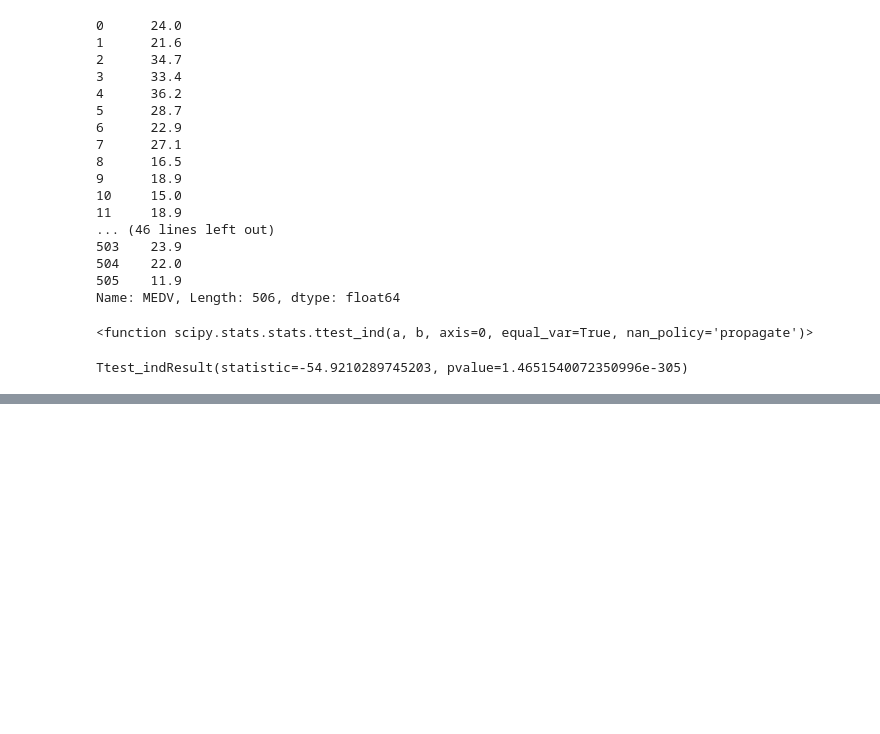
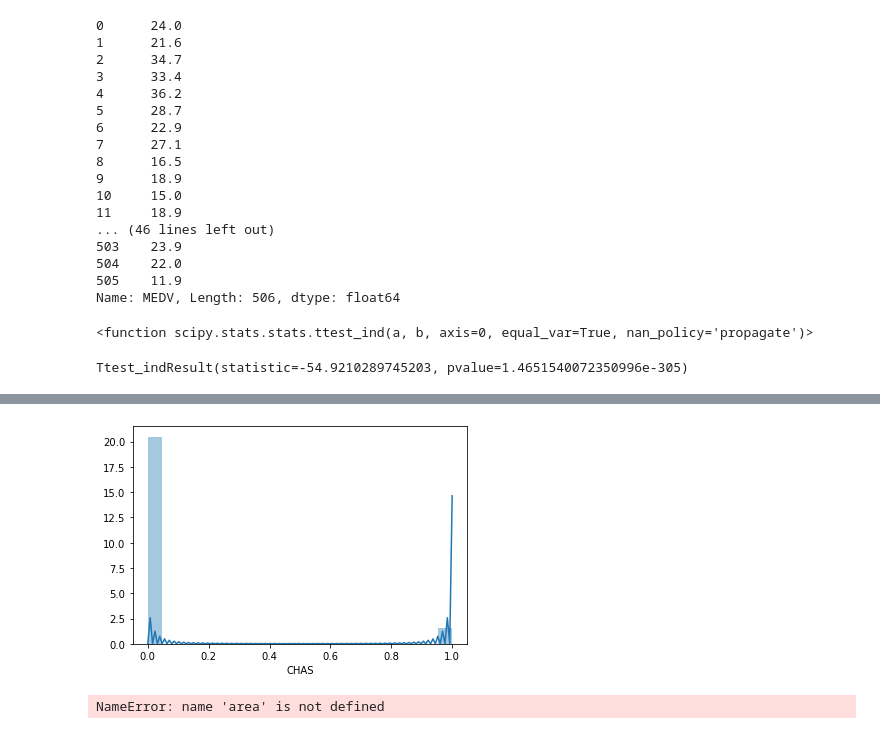
Before and after one commit to tullowhurler/Machine-Learning-2019, a Jupyter notebook: Boston House Prices.ipynb, the cells around one changed output, grey strips where cells are left out. Saved outputs shown, nothing was run; the diff lists cells and outputs as text; code cells hidden in the pictures; blank space fills up the shorter version.

```diff
--- a/Boston House Prices.ipynb
+++ b/Boston House Prices.ipynb
@@ -193,0 +198,4 @@ Ttest_indResult(statistic=-54.9210289745203, pvalue=1.4651540072350996e-305)
+# %%
+sns.distplot(b);
+# %% [output]
+[figure, added]
@@ -193,0 +204,9 @@ Ttest_indResult(statistic=-54.9210289745203, pvalue=1.4651540072350996e-305)
+# %%
+import matplotlib.pyplot as plt
+plt.scatter(a, b,s=area, c=colors, alpha=0.5)
+plt.title('Charles River Correlation')
+plt.xlabel('a')
+plt.ylabel('b')
+plt.show()
+# %% [output]
+NameError: name 'area' is not defined
```
Also changed, not shown: parts of 3 cells of this notebook.
